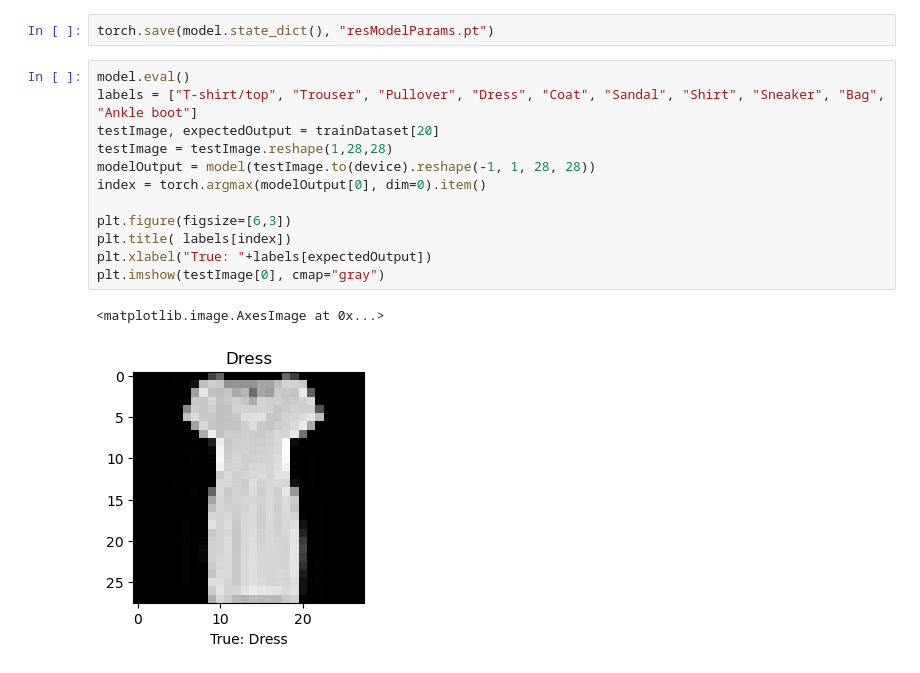
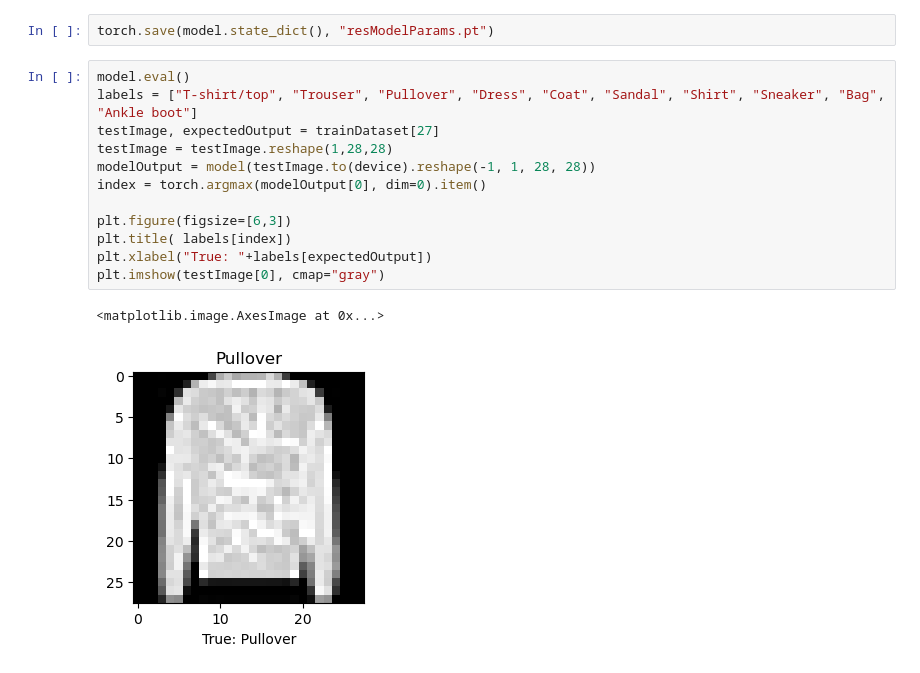
Before and after one commit to ethanh20009/ImageClassifier, a Jupyter notebook: fashion.ipynb, the cells around one changed output. Saved outputs shown, nothing was run; the diff lists cells and outputs as text.

```diff
--- a/fashion.ipynb
+++ b/fashion.ipynb
@@ -172,18 +169,18 @@ torch.save(model.state_dict(), "resModelParams.pt")
 # %%
 model.eval()
 labels = ["T-shirt/top", "Trouser", "Pullover", "Dress", "Coat", "Sandal", "Shirt", "Sneaker", "Bag", "Ankle boot"]
-testImage, expectedOutput = trainDataset[20]
+testImage, expectedOutput = trainDataset[27]
 testImage = testImage.reshape(1,28,28)
 modelOutput = model(testImage.to(device).reshape(-1, 1, 28, 28))
 index = torch.argmax(modelOutput[0], dim=0).item()
 
 plt.figure(figsize=[6,3])
 plt.title( labels[index])
 plt.xlabel("True: "+labels[expectedOutput])
 plt.imshow(testImage[0], cmap="gray")
 # %% [output]
 <matplotlib.image.AxesImage at 0x...>
-[figure, old version]
+[figure, new version]
 # %%
 ##Test Entire ds for accuracy
 model.eval()
```
Also changed, not shown: parts of 6 cells of this notebook.
